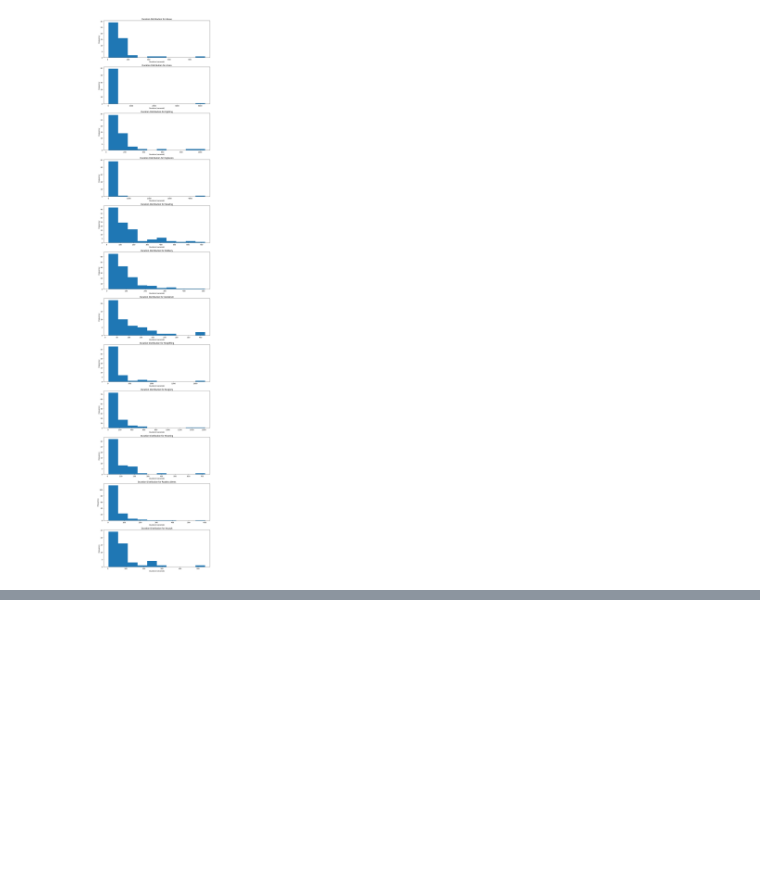
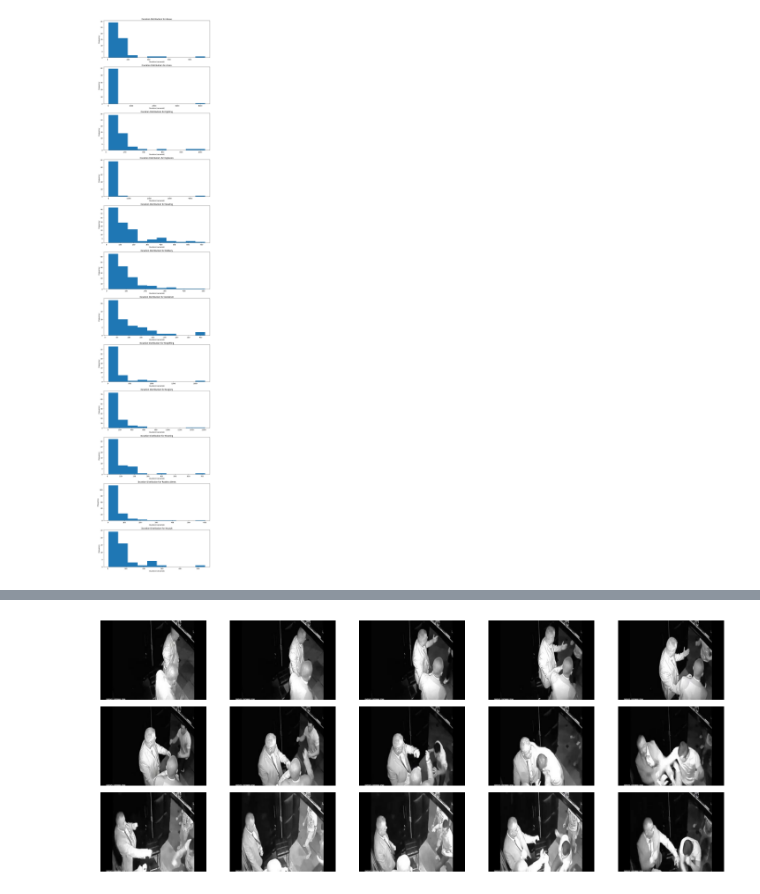
Before and after one commit to yuvch98/Finding-Anomaly-In-Video-Analysis---ipynb, a Jupyter notebook: Video_Analysis_EDA.ipynb, the cells around one changed output, grey strips where cells are left out. Saved outputs shown, nothing was run; the diff lists cells and outputs as text; code cells hidden in the pictures; blank space fills up the shorter version.

```diff
--- a/Video_Analysis_EDA.ipynb
+++ b/Video_Analysis_EDA.ipynb
@@ -363,0 +415,36 @@ plt.show()
+# %%
+import random
+# Choose a random Assault video
+fighting_video_path = random.choice(anomaly_videos["Fighting"])
+
+# Open the video
+cap = cv2.VideoCapture(fighting_video_path)
+
+# Parameters
+num_frames = 15
+interval = 15
+rows = 3
+cols = num_frames // rows
+
+# Create a figure and axes
+fig, axes = plt.subplots(nrows=rows, ncols=cols, figsize=(15, 6))
+
+# Extract and display frames
+frame_count = 0
+display_count = 0
+while cap.isOpened() and display_count < num_frames:
+  ret, frame = cap.read()
+  if ret and frame_count % interval == 0:
+    row = display_count // cols
+    col = display_count % cols
+    axes[row, col].imshow(cv2.cvtColor(frame, cv2.COLOR_BGR2RGB))
+    axes[row, col].axis('off')
+    display_count += 1
+  frame_count += 1
+
+# Release resources
+cap.release()
+plt.tight_layout()
+plt.show()
+# %% [output]
+[figure, added]
```
Also changed, not shown: parts of 6 cells of this notebook.
